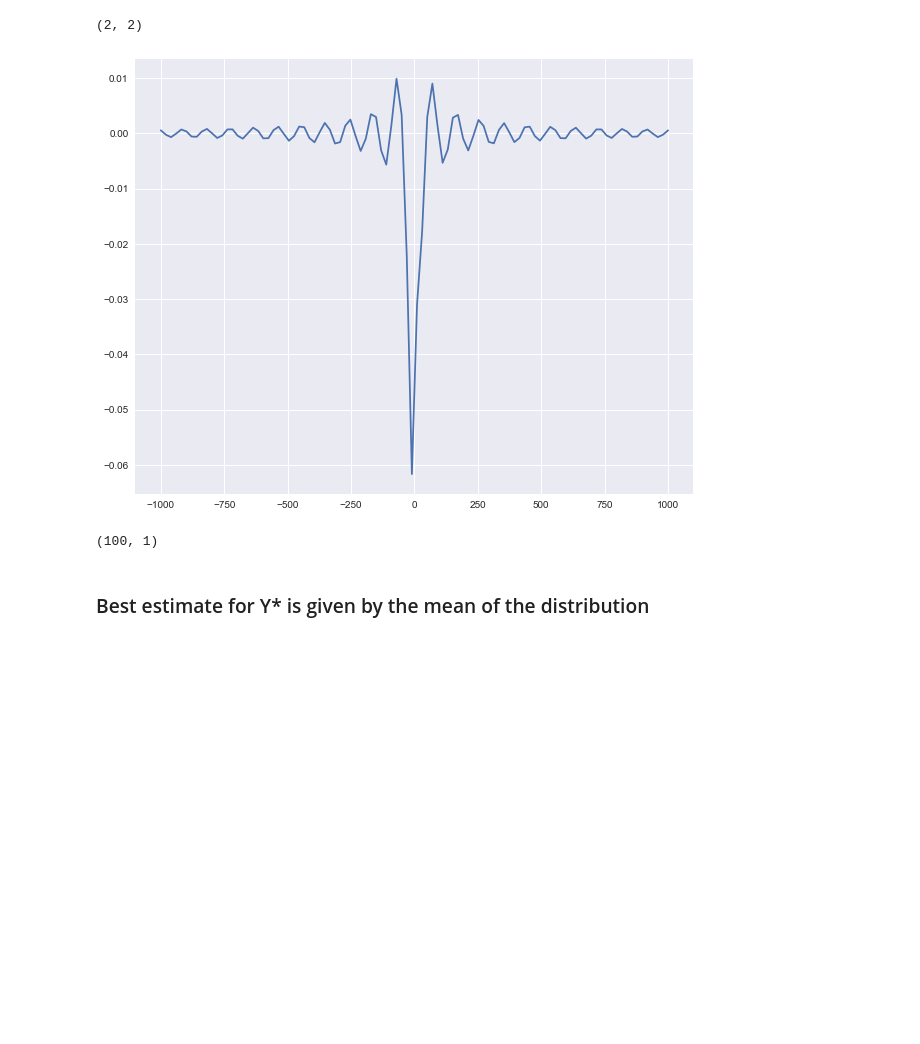
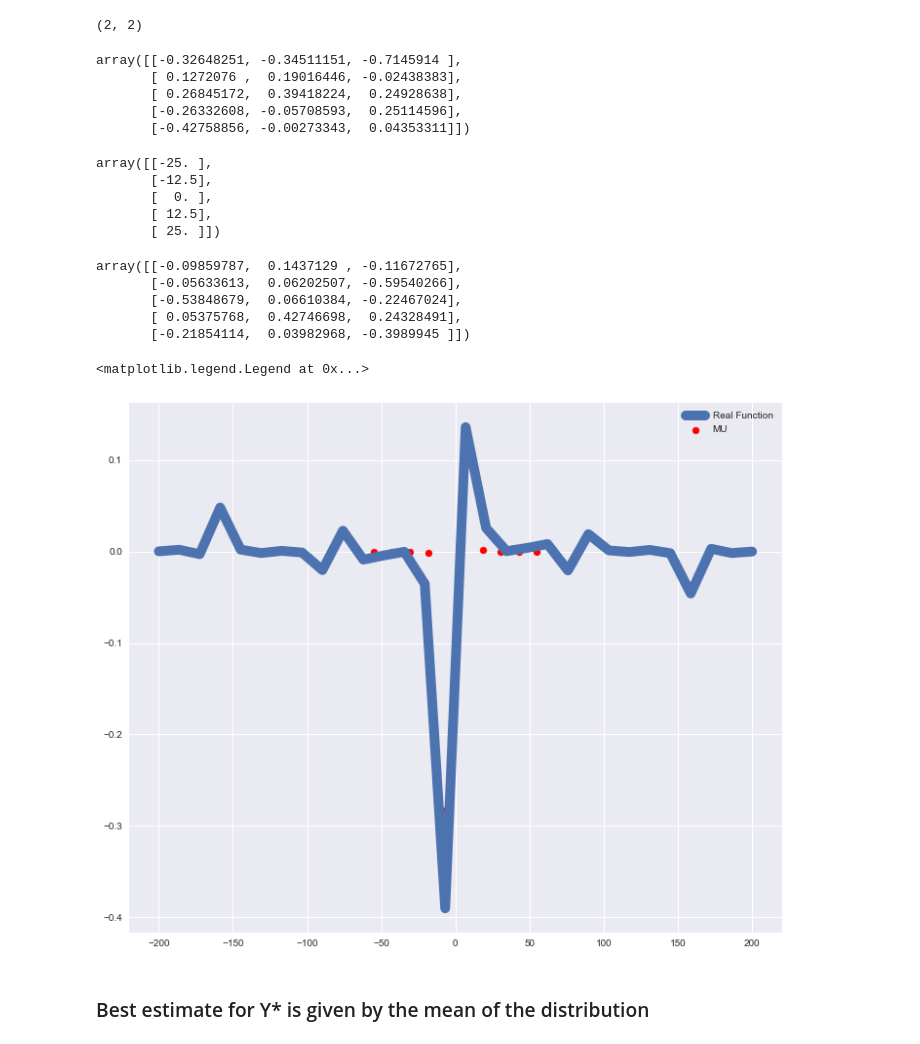
Before and after one commit to jonhilgart22/advanced_stats, a Jupyter notebook: final_project/Experimenting with GPs.ipynb, the cells around one changed output. Drawn from its saved outputs; the diff is of its cells as text; code cells hidden in the pictures; blank space fills up the shorter version.

```diff
--- a/final_project/Experimenting with GPs.ipynb
+++ b/final_project/Experimenting with GPs.ipynb
@@ -471,10 +471,10 @@ def squarred_exponential_kernel_w_noise( max_covar, x1, x2, l=1, train=False, va
         mat = numpy.diag(arr)
         return max_covar*np.exp( -(x1-x2.T)**2 / 2*l**2 )  + var_y*mat # add noise for the observations
 # %%
-train_x = np.array(np.linspace(-1_000,1_000,100)).reshape(-1,1)
-train_y_func = lambda x: 2*sin(x)/(x*3+10)
+train_x = np.array(np.linspace(-200,200,30)).reshape(-1,1)
+train_y_func = lambda x: 2*sin(x)/(x*3+10)*tan(-3*x)
 train_y_numbers = np.array([train_y_func(_) for _ in train_x]).reshape(-1,1)
 y_var = np.var(train_y_numbers)
-max_covariance = y_var
-test_x = np.array(-500).reshape(1,-1)
+max_covariance = np.sqrt(y_var)
+test_x = np.array(np.linspace(-55,55,10)).reshape(-1,1)
 # %%
@@ -506,0 +536,2 @@ m,v, cov  = test_gaussian_process(np.array([-1000,100]).reshape(-1,1), train_x,
+# %%
+m,var, prior, post = test_gaussian_process(test_x, train_x, train_y_numbers, return_sample = True)
@@ -508,15 +548,40 @@ m,v, cov  = test_gaussian_process(np.array([-1000,100]).reshape(-1,1), train_x,
 cov.shape
 # %% [output]
 (2, 2)
-# %%
-plt.figure(figsize=(10,8))
-plt.plot(train_x.ravel(), train_y_numbers);
-# %% [output]
-[figure, removed]
-# %%
-train_y_numbers.shape
-# %% [output]
-(100, 1)
+# %%
+prior
+# %% [output]
+array([[-0.32648251, -0.34511151, -0.7145914 ],
+       [ 0.1272076 ,  0.19016446, -0.02438383],
+       [ 0.26845172,  0.39418224,  0.24928638],
+       [-0.26332608, -0.05708593,  0.25114596],
+       [-0.42758856, -0.00273343,  0.04353311]])
+# %%
+test_x
+# %% [output]
+array([[-25. ],
+       [-12.5],
+       [  0. ],
+       [ 12.5],
+       [ 25. ]])
+# %%
+post
+# %% [output]
+array([[-0.09859787,  0.1437129 , -0.11672765],
+       [-0.05633613,  0.06202507, -0.59540266],
+       [-0.53848679,  0.06610384, -0.22467024],
+       [ 0.05375768,  0.42746698,  0.24328491],
+       [-0.21854114,  0.03982968, -0.3989945 ]])
+# %%
+plt.figure(figsize=(12,10))
+plt.plot(train_x.ravel(), train_y_numbers,label='Real Function', linewidth=10)
+#plt.plot(test_x,prior,label='Priors',color='pink');
+#plt.plot(test_x,post,label='Posterior',color='black');
+plt.scatter(test_x,m,label='MU',color='red');
+plt.legend()
+# %% [output]
+<matplotlib.legend.Legend at 0x...>
+[figure, added]
 # %% [markdown]
 ### Best estimate for Y* is given by the mean of the distribution
 # %%
```
Also changed, not shown: parts of 22 cells of this notebook.
